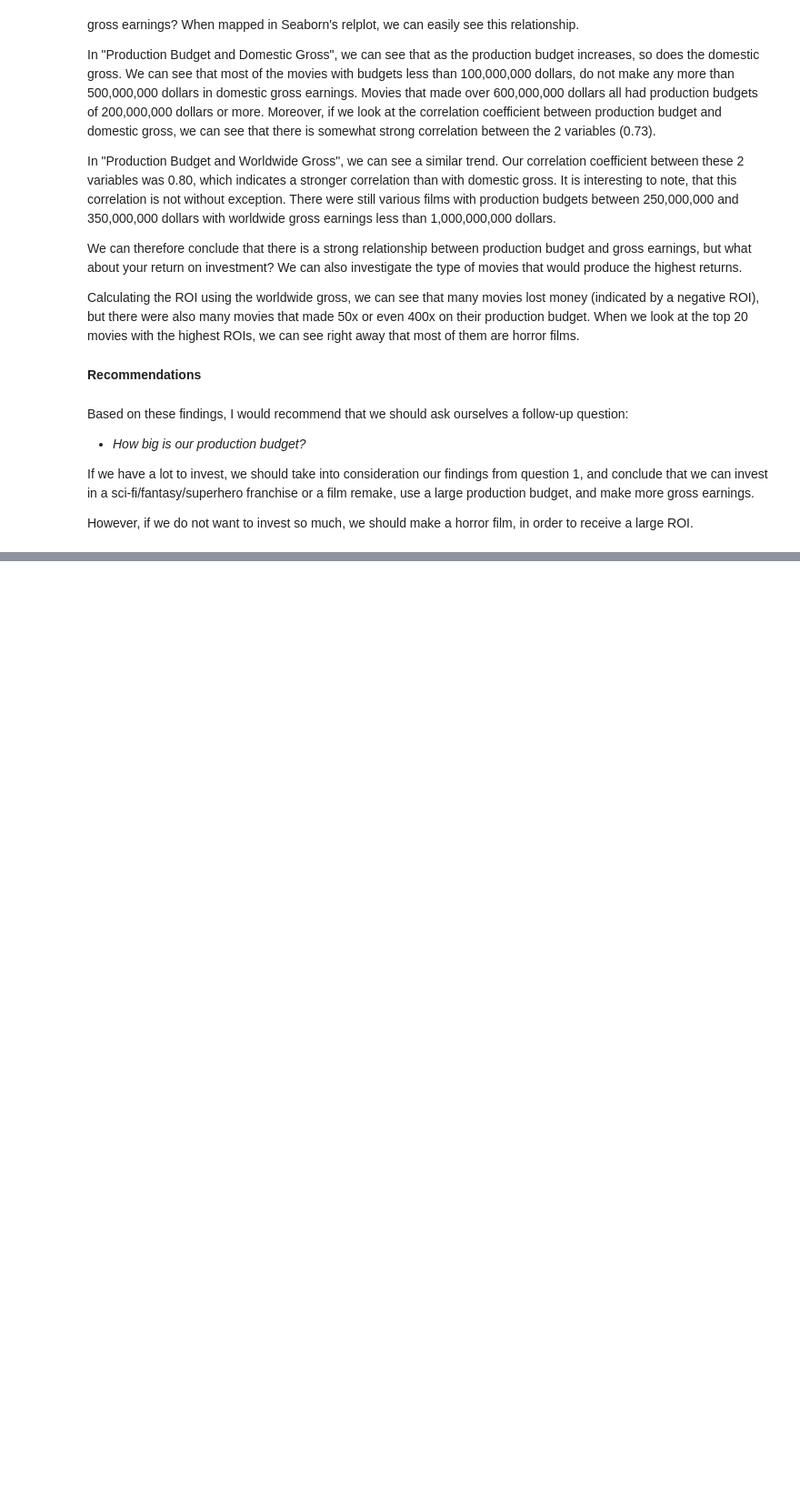
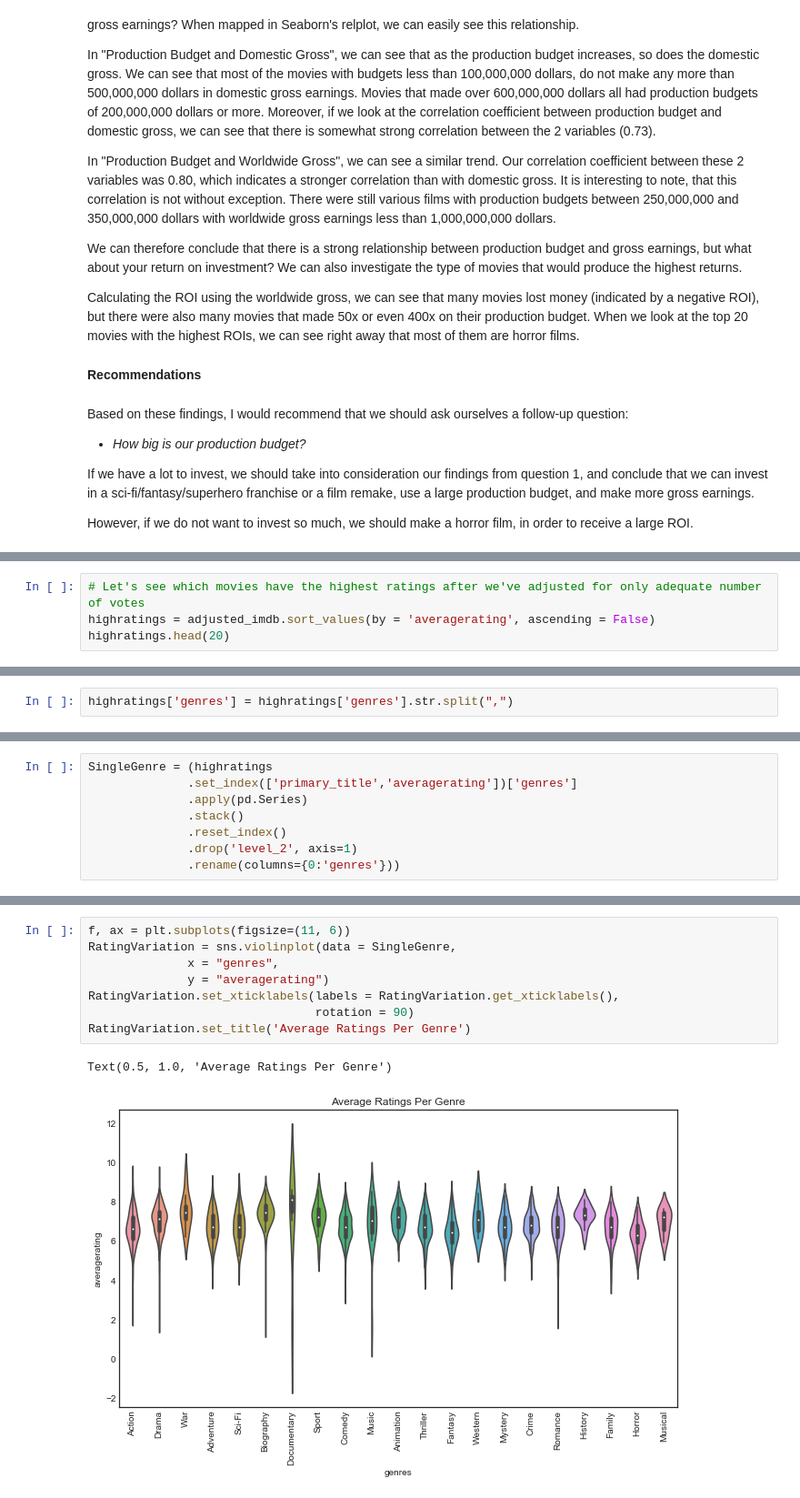
Before and after one commit to tiaplagata/dsc-phase-1-project-online, a Jupyter notebook: student.ipynb, the cells around one changed output, grey strips where cells are left out. Shown: that part at 91% size. Saved outputs shown, nothing was run; the diff lists cells and outputs as text; blank space fills up the shorter version.

```diff
--- a/student.ipynb
+++ b/student.ipynb
@@ -693,0 +881,4 @@ However, if we do not want to invest so much, we should make a horror film, in o
+# %%
+# Let's see which movies have the highest ratings after we've adjusted for only adequate number of votes
+highratings = adjusted_imdb.sort_values(by = 'averagerating', ascending = False)
+highratings.head(20)
@@ -693,0 +906,2 @@ However, if we do not want to invest so much, we should make a horror film, in o
+# %%
+highratings['genres'] = highratings['genres'].str.split(",")
@@ -693,0 +917,8 @@ However, if we do not want to invest so much, we should make a horror film, in o
+# %%
+SingleGenre = (highratings
+              .set_index(['primary_title','averagerating'])['genres']
+              .apply(pd.Series)
+              .stack()
+              .reset_index()
+              .drop('level_2', axis=1)
+              .rename(columns={0:'genres'}))
@@ -693,0 +934,11 @@ However, if we do not want to invest so much, we should make a horror film, in o
+# %%
+f, ax = plt.subplots(figsize=(11, 6))
+RatingVariation = sns.violinplot(data = SingleGenre,
+              x = "genres",
+              y = "averagerating")
+RatingVariation.set_xticklabels(labels = RatingVariation.get_xticklabels(),
+                                rotation = 90)
+RatingVariation.set_title('Average Ratings Per Genre')
+# %% [output]
+Text(0.5, 1.0, 'Average Ratings Per Genre')
+[figure, added]
```
Also changed, not shown: parts of 57 cells of this notebook, 10 other files.
